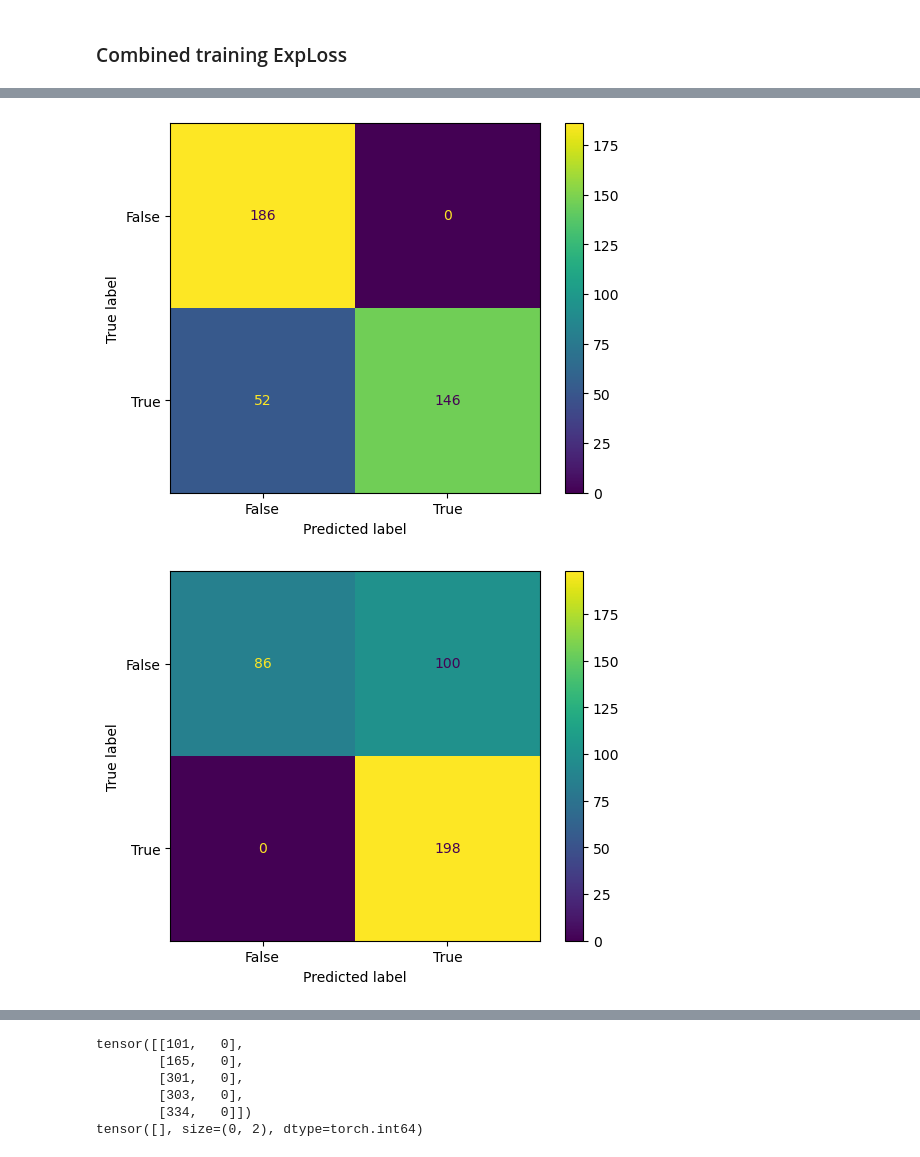
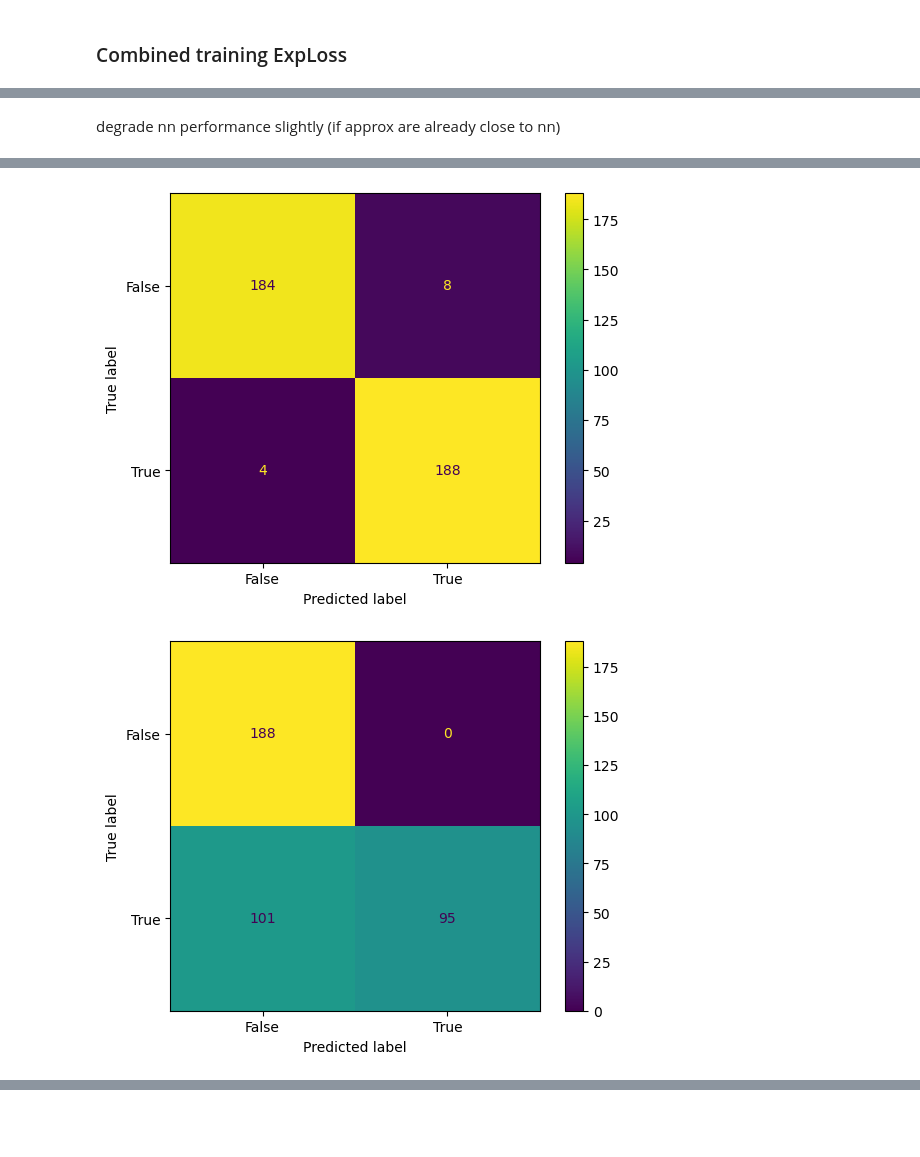
Before and after one commit to mbrassart001/bounding_ML_decision, a Jupyter notebook: datasets/loan/approx.ipynb, the cells around one changed output, grey strips where cells are left out. Cells and saved outputs as stored; diff of their text form; code cells hidden in the pictures; blank space fills up the shorter version.

```diff
--- a/datasets/loan/approx.ipynb
+++ b/datasets/loan/approx.ipynb
@@ -475,27 +485,30 @@ class BNet(nn.Module):
 # %%
 bnet = BNet()
 
-max_epoch = 5000
+max_epoch = 5000 # less than 5000 can easily lead to one approx predict only one label
 learning_rate = 1e-2
 
-loss_hi_nn = AsymMSELoss(100)
-loss_lo_nn = AsymMSELoss(.001)
+# A loss function for each nn
+loss_hi_nn = AsymMSELoss(100) # Asymetrical loss -> greater penalty for ones
+loss_lo_nn = AsymMSELoss(.001)#                  -> lesser penalty for ones
 loss_nn_tr = nn.BCELoss()
 
+# One optimizer for all parameters
 optimizer = Adam(bnet.parameters(), lr=learning_rate)
 
 for epoch in range(max_epoch):
     bnet.train()
     y_pred = bnet(x)
+
+    # loss in comparison with true y values
     loss_nn = loss_nn_tr(y_pred["nn"], y)
 
-    y_target = torch.tensor(y_pred["nn"].detach().numpy())
+    # losses in comparison to y values of the trained nn
+    y_target = y_pred["nn"].detach()
     loss_hi = loss_hi_nn(y_pred["hi"], y_target)
     loss_lo = loss_lo_nn(y_pred["lo"], y_target)
-    # loss = loss_nn + loss_hi + loss_lo
 
     bnet.zero_grad()
-    # loss.backward()
     loss_nn.backward()
     loss_hi.backward()
     loss_lo.backward()
@@ -503,3 +559,25 @@ for epoch in range(max_epoch):
+# %% [markdown]
+degrade nn performance slightly (if approx are already close to nn)
+# %%
+""" new target for the big nn """
+hi_target = torch.where(torch.logical_and(y_pred_nn == 0, y_pred_hi == 1), torch.full(y_pred_nn.size(), 1), y_pred_nn)
+# print(torch.logical_and(y_pred_nn == 0, y_pred_hi == 1).nonzero())
+hilo_target = torch.where(torch.logical_and(y_pred_nn == 1, y_pred_lo == 0), torch.full(y_pred_nn.size(), 0), hi_target)
+# print(torch.logical_and(y_pred_nn == 1, y_pred_lo == 0).nonzero())
+
+max_epoch = 5000
+learning_rate = 1e-2
+
+optimizer = Adam(bnet.nn.parameters(), lr=learning_rate)
+
+for epoch in range(max_epoch):
+    bnet.nn.train()
+    y_pred = bnet.nn(x)
+    loss_nn = loss_nn_tr(y_pred, hilo_target)
+
+    bnet.nn.zero_grad()
+    loss_nn.backward()
+    optimizer.step()
 # %%
 bnet.eval()
 y_pred = bnet(x)
@@ -508,7 +586,7 @@ y_pred_nn = y_pred["nn"].detach()
 y_pred_hi = y_pred["hi"].detach()
 y_pred_lo = y_pred["lo"].detach()
 
-# plot_cm(y, y_pred_mn)
+plot_cm(y, y_pred_mn)
 plot_cm(y, y_pred_nn)
 plot_cm(y_pred_nn, y_pred_hi)
 plot_cm(y_pred_nn, y_pred_lo)
@@ -518,2 +596,2 @@ plt.show()
-[figure, old version]
+[figure, new version]
-[figure, old version]
+[figure, new version]
@@ -520,23 +598,0 @@ plt.show()
-# %%
-iiii = torch.where(torch.logical_and(y_pred_nn == 0, y_pred_hi == 1), torch.full(y_pred_nn.size(), 1), y_pred_nn)
-print(torch.logical_and(y_pred_nn == 0, y_pred_hi == 1).nonzero())
-oooo = torch.where(torch.logical_and(y_pred_nn == 1, y_pred_lo == 0), torch.full(y_pred_nn.size(), 0), iiii)
-print(torch.logical_and(y_pred_nn == 1, y_pred_lo == 0).nonzero())
-
-optimizer = Adam(bnet.nn.parameters(), lr=learning_rate)
-
-for epoch in range(max_epoch):
-    bnet.nn.train()
-    y_pred = bnet.nn(x)
-    loss_nn = loss_nn_tr(y_pred, oooo)
-
-    bnet.nn.zero_grad()
-    loss_nn.backward()
-    optimizer.step()
-# %% [output]
-tensor([[101,   0],
-        [165,   0],
-        [301,   0],
-        [303,   0],
-        [334,   0]])
-tensor([], size=(0, 2), dtype=torch.int64)
```
Also changed, not shown: parts of 21 cells of this notebook.
